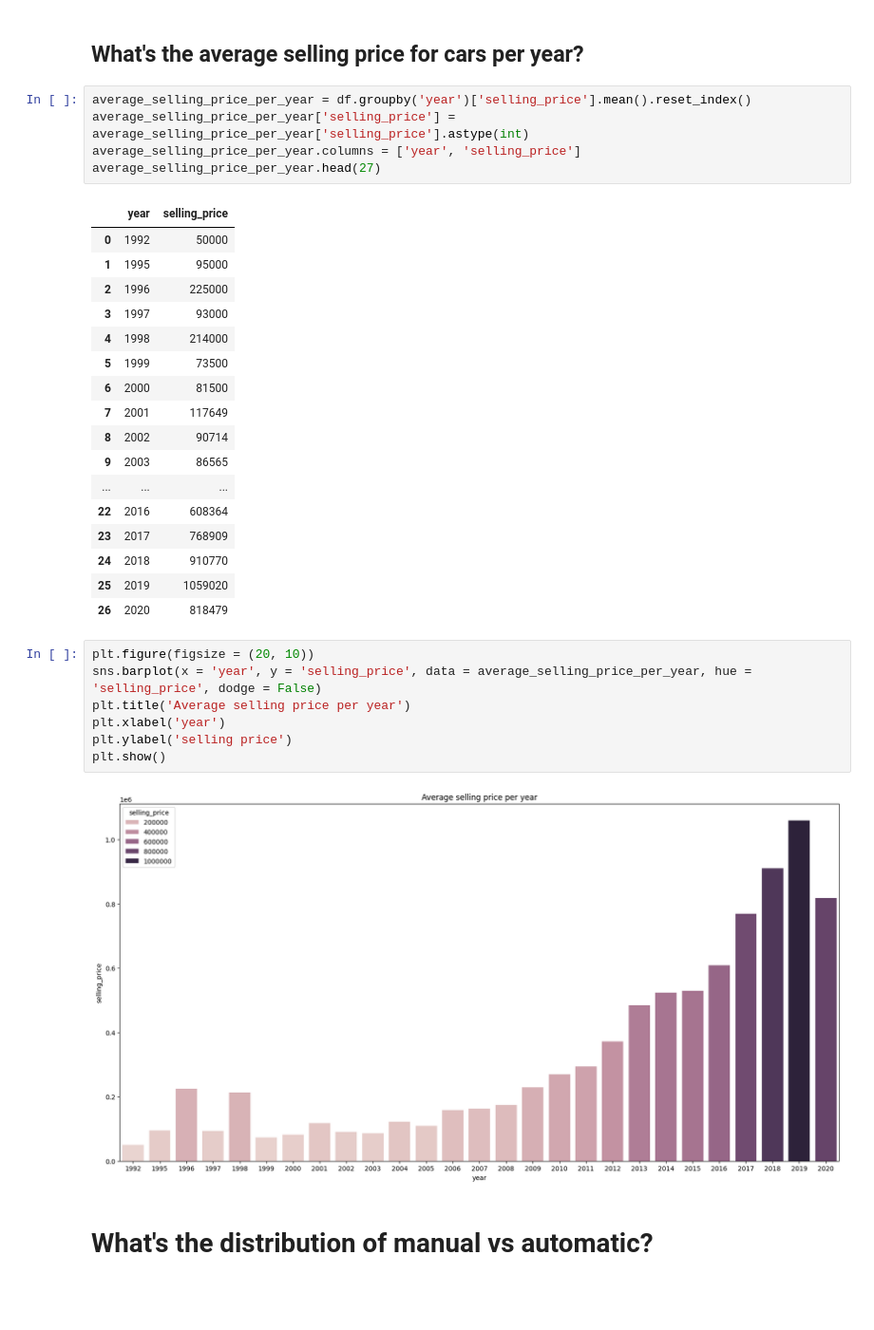
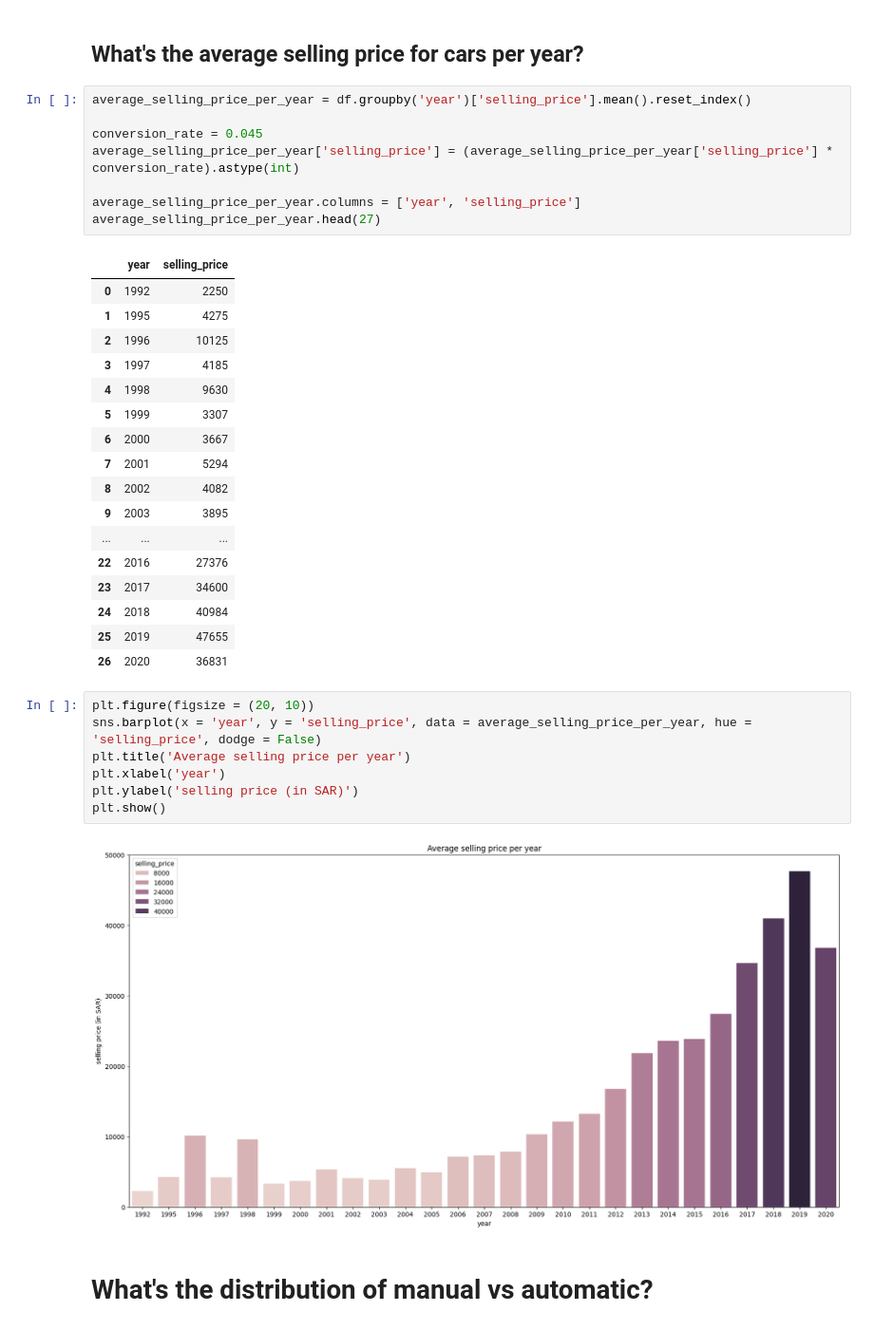
Before and after one commit to Tuwaiq-DS-ML-bootcamp-V-7/Project-1, a Jupyter notebook: Project-1-Tuwaiq/project-1.ipynb, the cells around one changed output. Shown: that part at 95% size. Cells and saved outputs as stored; diff of their text form; blank space fills up the shorter version.

```diff
--- a/Project-1-Tuwaiq/project-1.ipynb
+++ b/Project-1-Tuwaiq/project-1.ipynb
@@ -200,36 +200,39 @@ plt.show()
 ## What's the average selling price for cars per year?
 # %%
 average_selling_price_per_year = df.groupby('year')['selling_price'].mean().reset_index()
-average_selling_price_per_year['selling_price'] = average_selling_price_per_year['selling_price'].astype(int)
+
+conversion_rate = 0.045
+average_selling_price_per_year['selling_price'] = (average_selling_price_per_year['selling_price'] * conversion_rate).astype(int)
+
 average_selling_price_per_year.columns = ['year', 'selling_price']
 average_selling_price_per_year.head(27)
 # %% [output]
 |  | year | selling_price |
-| 0 | 1992 | 50000 |
-| 1 | 1995 | 95000 |
-| 2 | 1996 | 225000 |
-| 3 | 1997 | 93000 |
-| 4 | 1998 | 214000 |
-| 5 | 1999 | 73500 |
-| 6 | 2000 | 81500 |
-| 7 | 2001 | 117649 |
-| 8 | 2002 | 90714 |
-| 9 | 2003 | 86565 |
+| 0 | 1992 | 2250 |
+| 1 | 1995 | 4275 |
+| 2 | 1996 | 10125 |
+| 3 | 1997 | 4185 |
+| 4 | 1998 | 9630 |
+| 5 | 1999 | 3307 |
+| 6 | 2000 | 3667 |
+| 7 | 2001 | 5294 |
+| 8 | 2002 | 4082 |
+| 9 | 2003 | 3895 |
 | ... | ... | ... |
-| 22 | 2016 | 608364 |
-| 23 | 2017 | 768909 |
-| 24 | 2018 | 910770 |
-| 25 | 2019 | 1059020 |
-| 26 | 2020 | 818479 |
+| 22 | 2016 | 27376 |
+| 23 | 2017 | 34600 |
+| 24 | 2018 | 40984 |
+| 25 | 2019 | 47655 |
+| 26 | 2020 | 36831 |
 # %%
 plt.figure(figsize = (20, 10))
 sns.barplot(x = 'year', y = 'selling_price', data = average_selling_price_per_year, hue = 'selling_price', dodge = False)
 plt.title('Average selling price per year')
 plt.xlabel('year')
-plt.ylabel('selling price')
+plt.ylabel('selling price (in SAR)')
 plt.show()
 # %% [output]
-[figure, old version]
+[figure, new version]
 # %% [markdown]
 # What's the distribution of manual vs automatic?
 # %%
```
Also changed, not shown: parts of 5 cells of this notebook.
